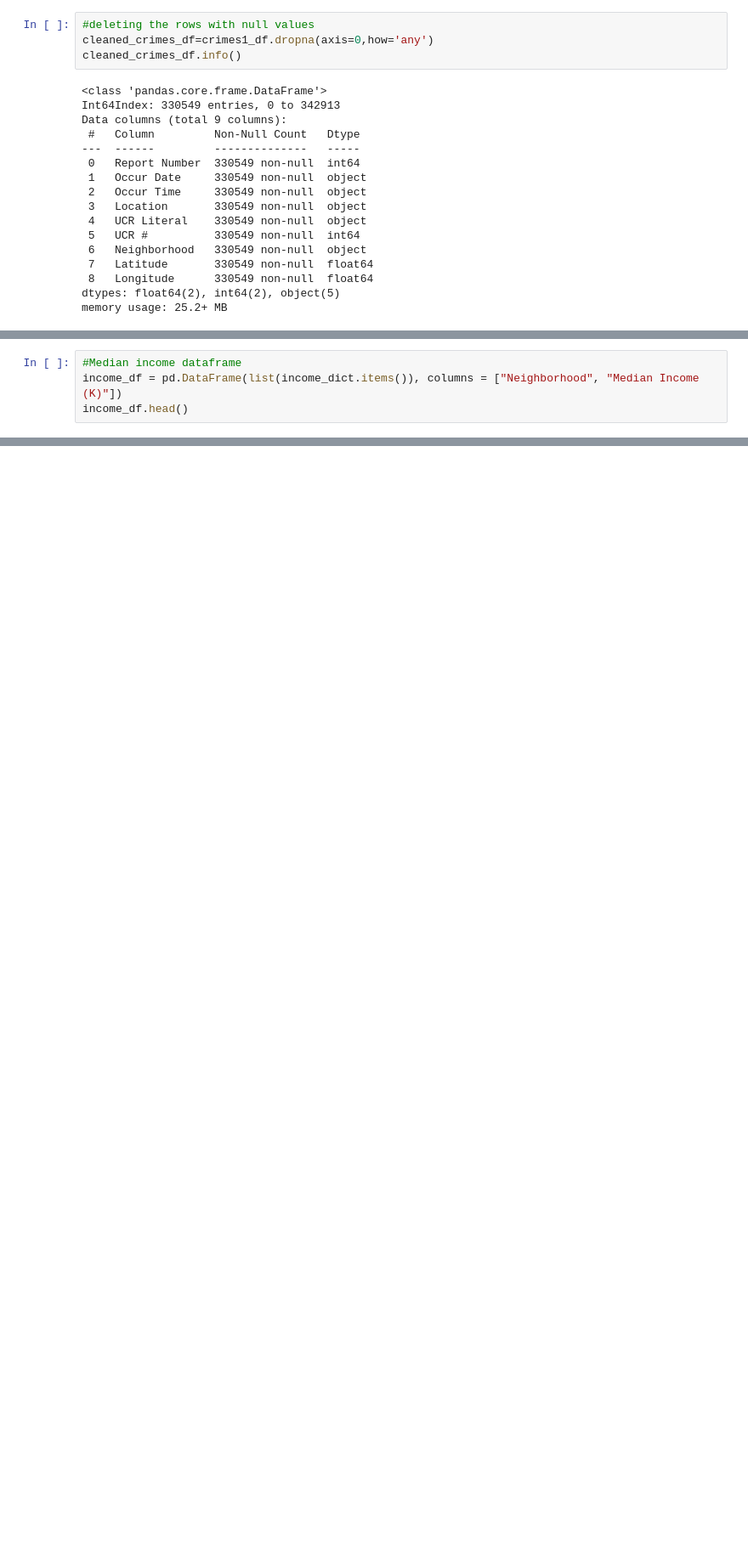
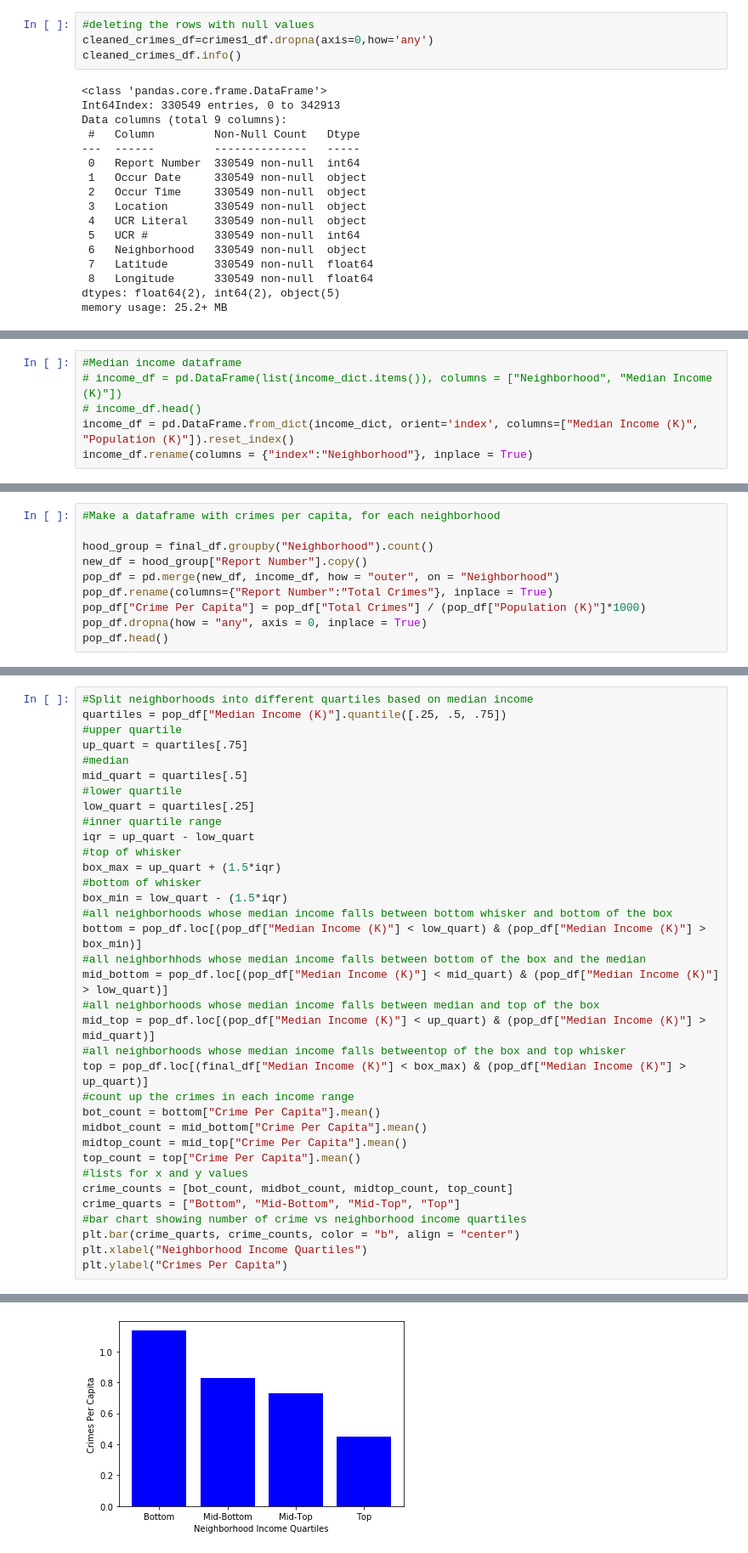
Before and after one commit to lumindak/Atlanta_crime-data-project, a Jupyter notebook: crimes.ipynb, the cells around one changed output, grey strips where cells are left out. Shown at 85% size. Cells and saved outputs as stored; diff of their text form; blank space fills up the shorter version.

```diff
--- a/crimes.ipynb
+++ b/crimes.ipynb
@@ -167,4 +222,6 @@ income_dict = {"Paces": 166.6,
 # %%
 #Median income dataframe
-income_df = pd.DataFrame(list(income_dict.items()), columns = ["Neighborhood", "Median Income (K)"])
-income_df.head()
+# income_df = pd.DataFrame(list(income_dict.items()), columns = ["Neighborhood", "Median Income (K)"])
+# income_df.head()
+income_df = pd.DataFrame.from_dict(income_dict, orient='index', columns=["Median Income (K)", "Population (K)"]).reset_index()
+income_df.rename(columns = {"index":"Neighborhood"}, inplace = True)
@@ -221,0 +240,10 @@ memory usage: 14.9+ MB
+# %%
+#Make a dataframe with crimes per capita, for each neighborhood
+
+hood_group = final_df.groupby("Neighborhood").count()
+new_df = hood_group["Report Number"].copy()
+pop_df = pd.merge(new_df, income_df, how = "outer", on = "Neighborhood")
+pop_df.rename(columns={"Report Number":"Total Crimes"}, inplace = True)
+pop_df["Crime Per Capita"] = pop_df["Total Crimes"] / (pop_df["Population (K)"]*1000)
+pop_df.dropna(how = "any", axis = 0, inplace = True)
+pop_df.head()
@@ -221,0 +257,36 @@ memory usage: 14.9+ MB
+# %%
+#Split neighborhoods into different quartiles based on median income
+quartiles = pop_df["Median Income (K)"].quantile([.25, .5, .75])
+#upper quartile
+up_quart = quartiles[.75]
+#median
+mid_quart = quartiles[.5]
+#lower quartile
+low_quart = quartiles[.25]
+#inner quartile range
+iqr = up_quart - low_quart
+#top of whisker
+box_max = up_quart + (1.5*iqr)
+#bottom of whisker
+box_min = low_quart - (1.5*iqr)
+#all neighborhoods whose median income falls between bottom whisker and bottom of the box
+bottom = pop_df.loc[(pop_df["Median Income (K)"] < low_quart) & (pop_df["Median Income (K)"] > box_min)]
+#all neighborhhods whose median income falls between bottom of the box and the median
+mid_bottom = pop_df.loc[(pop_df["Median Income (K)"] < mid_quart) & (pop_df["Median Income (K)"] > low_quart)]
+#all neighborhoods whose median income falls between median and top of the box
+mid_top = pop_df.loc[(pop_df["Median Income (K)"] < up_quart) & (pop_df["Median Income (K)"] > mid_quart)]
+#all neighborhoods whose median income falls betweentop of the box and top whisker
+top = pop_df.loc[(final_df["Median Income (K)"] < box_max) & (pop_df["Median Income (K)"] > up_quart)]
+#count up the crimes in each income range
+bot_count = bottom["Crime Per Capita"].mean()
+midbot_count = mid_bottom["Crime Per Capita"].mean()
+midtop_count = mid_top["Crime Per Capita"].mean()
+top_count = top["Crime Per Capita"].mean()
+#lists for x and y values
+crime_counts = [bot_count, midbot_count, midtop_count, top_count]
+crime_quarts = ["Bottom", "Mid-Bottom", "Mid-Top", "Top"]
+#bar chart showing number of crime vs neighborhood income quartiles
+plt.bar(crime_quarts, crime_counts, color = "b", align = "center")
+plt.xlabel("Neighborhood Income Quartiles")
+plt.ylabel("Crimes Per Capita")
+# %% [output]
@@ -221,0 +294 @@ memory usage: 14.9+ MB
+[figure, added]
```
Also changed, not shown: parts of 26 cells of this notebook.
